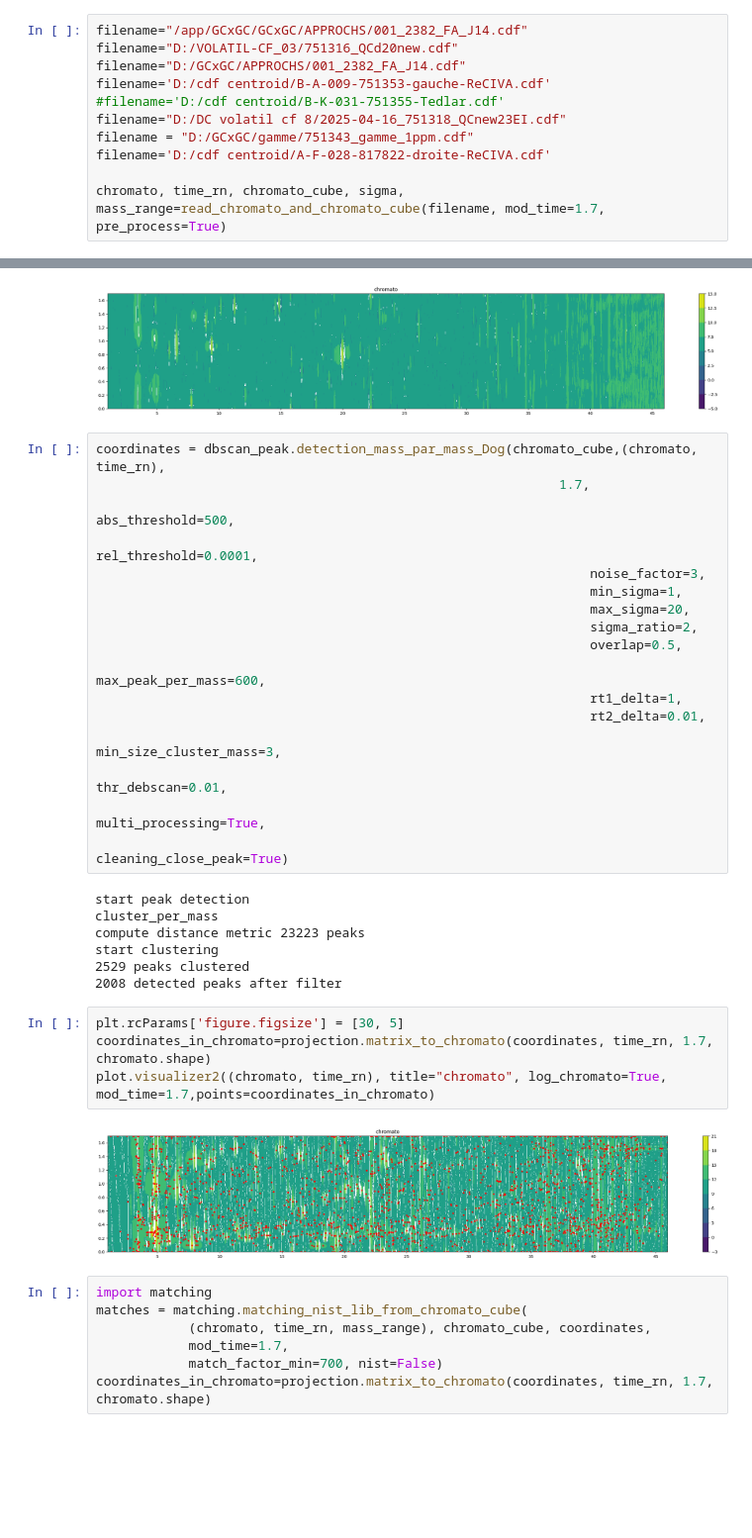
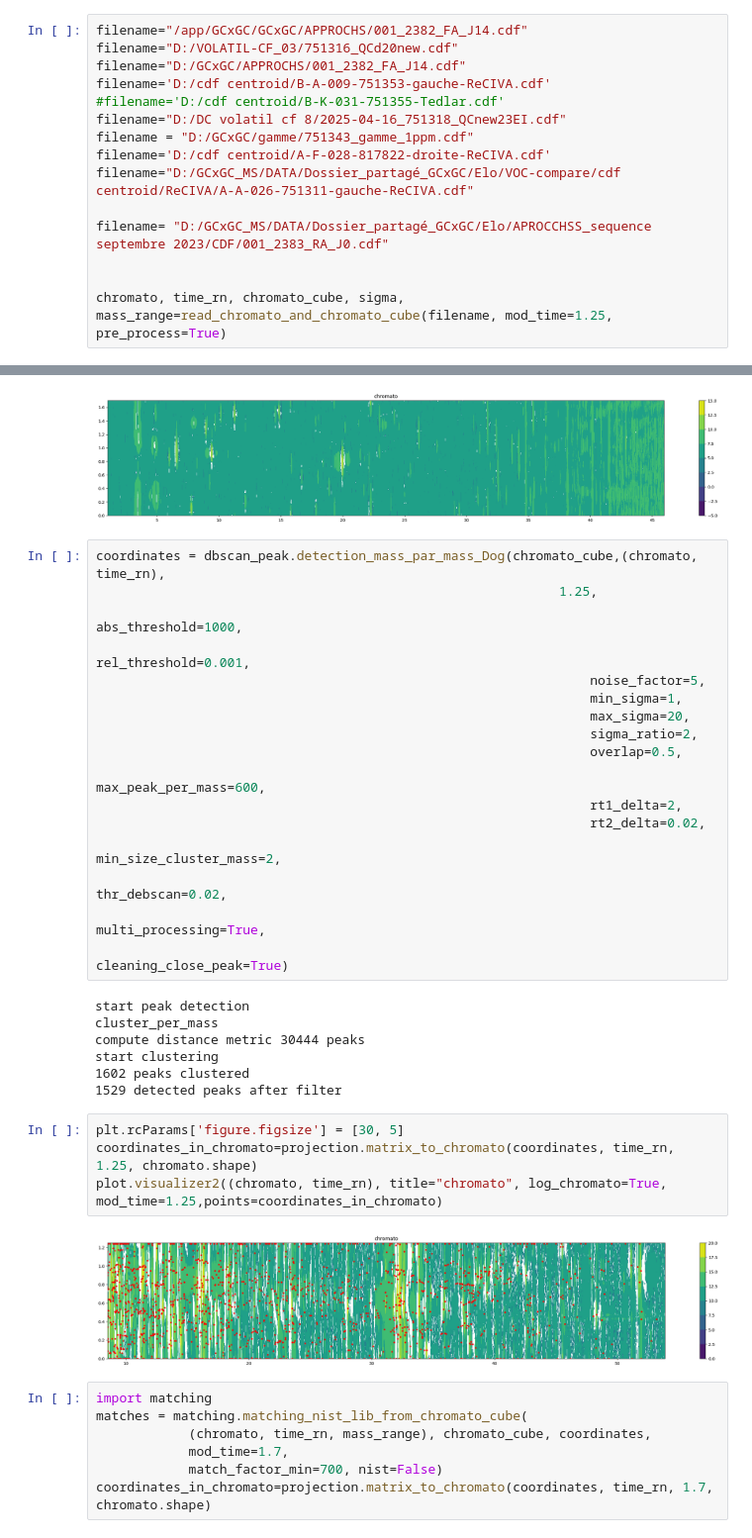
Before and after one commit to Lollith/Python-2DGC-Alignment, a Jupyter notebook: notebooks/db_scan.ipynb, the cells around one changed output, grey strips where cells are left out. Shown at 99% size. Saved outputs shown, nothing was run; the diff lists cells and outputs as text; blank space fills up the shorter version.

```diff
--- a/notebooks/db_scan.ipynb
+++ b/notebooks/db_scan.ipynb
@@ -44,6 +44,10 @@ filename='D:/cdf centroid/B-A-009-751353-gauche-ReCIVA.cdf'
 filename="D:/DC volatil cf 8/2025-04-16_751318_QCnew23EI.cdf"
 filename = "D:/GCxGC/gamme/751343_gamme_1ppm.cdf"
 filename='D:/cdf centroid/A-F-028-817822-droite-ReCIVA.cdf'
+filename="D:/GCxGC_MS/DATA/Dossier_partagé_GCxGC/Elo/VOC-compare/cdf centroid/ReCIVA/A-A-026-751311-gauche-ReCIVA.cdf"
 
-chromato, time_rn, chromato_cube, sigma, mass_range=read_chromato_and_chromato_cube(filename, mod_time=1.7, pre_process=True)
+filename= "D:/GCxGC_MS/DATA/Dossier_partagé_GCxGC/Elo/APROCCHSS_sequence septembre 2023/CDF/001_2383_RA_J0.cdf"
+
+
+chromato, time_rn, chromato_cube, sigma, mass_range=read_chromato_and_chromato_cube(filename, mod_time=1.25, pre_process=True)
 # %% [output]
@@ -63,34 +67,34 @@ plot.visualizer2((chromato_cube[90-35,:,:], time_rn), title="chromato", log_chro
 [figure]
 # %%
 coordinates = dbscan_peak.detection_mass_par_mass_Dog(chromato_cube,(chromato, time_rn),
-                                                            1.7,
-                                                                abs_threshold=500,
-                                                                rel_threshold=0.0001,
-                                                                noise_factor=3,
+                                                            1.25,
+                                                                abs_threshold=1000,
+                                                                rel_threshold=0.001,
+                                                                noise_factor=5,
                                                                 min_sigma=1,
                                                                 max_sigma=20,
                                                                 sigma_ratio=2,
                                                                 overlap=0.5,
                                                                 max_peak_per_mass=600,
-                                                                rt1_delta=1,
-                                                                rt2_delta=0.01,
-                                                                min_size_cluster_mass=3,
-                                                                thr_debscan=0.01,
+                                                                rt1_delta=2,
+                                                                rt2_delta=0.02,
+                                                                min_size_cluster_mass=2,
+                                                                thr_debscan=0.02,
                                                                 multi_processing=True,
                                                                 cleaning_close_peak=True)
 # %% [output]
 start peak detection
 cluster_per_mass
-compute distance metric 23223 peaks
+compute distance metric 30444 peaks
 start clustering
-2529 peaks clustered
-2008 detected peaks after filter
+1602 peaks clustered
+1529 detected peaks after filter
 # %%
 plt.rcParams['figure.figsize'] = [30, 5]
-coordinates_in_chromato=projection.matrix_to_chromato(coordinates, time_rn, 1.7, chromato.shape)
-plot.visualizer2((chromato, time_rn), title="chromato", log_chromato=True,  mod_time=1.7,points=coordinates_in_chromato)
+coordinates_in_chromato=projection.matrix_to_chromato(coordinates, time_rn, 1.25, chromato.shape)
+plot.visualizer2((chromato, time_rn), title="chromato", log_chromato=True,  mod_time=1.25,points=coordinates_in_chromato)
 # %% [output]
-[figure, old version]
+[figure, new version]
 # %%
 import matching
 matches = matching.matching_nist_lib_from_chromato_cube(
```
Also changed, not shown: parts of 9 cells of this notebook.
